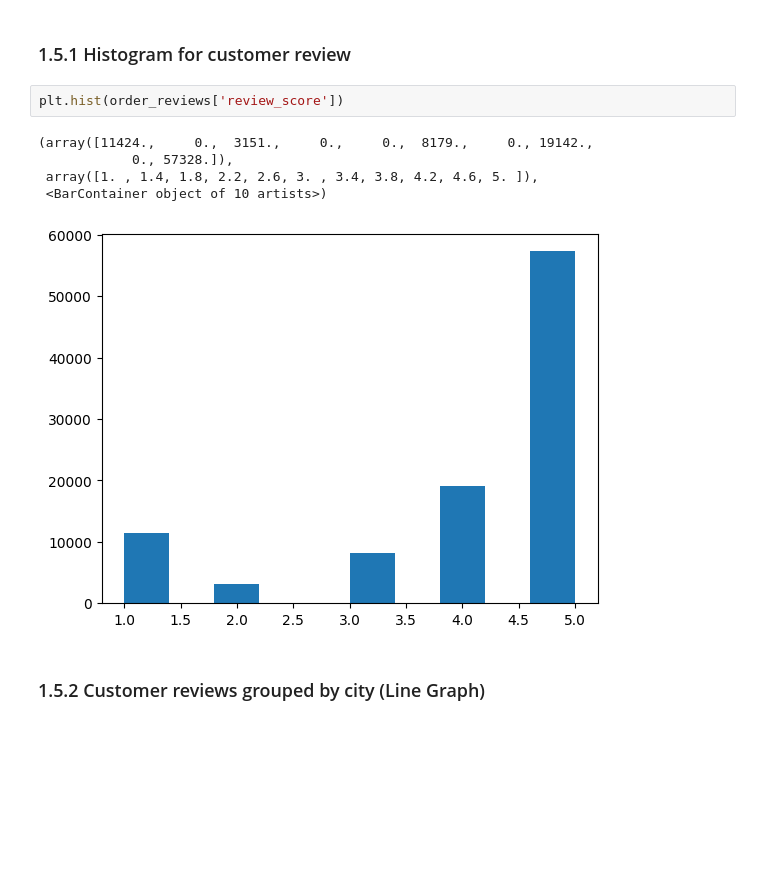
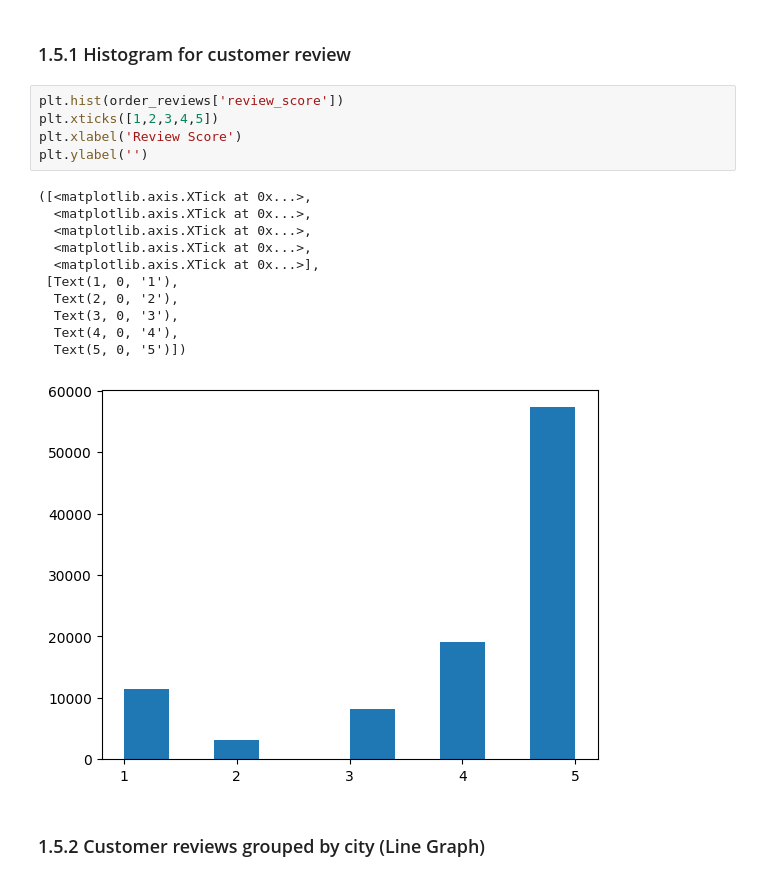
Before and after one commit to AumGupta/dav-project, a Jupyter notebook: project.ipynb, the cells around one changed output. Saved outputs shown, nothing was run; the diff lists cells and outputs as text; blank space fills up the shorter version.

```diff
--- a/project.ipynb
+++ b/project.ipynb
@@ -315,14 +315,23 @@ order_reviews.head()
 10. Percentage of customers most satisfied (Satisfaction = Review score of 4 or more)
 # %% [markdown]
 ### 1.5.1 Histogram for customer review
-# %%
-plt.hist(order_reviews['review_score'])
-# %% [output]
-(array([11424.,     0.,  3151.,     0.,     0.,  8179.,     0., 19142.,
-            0., 57328.]),
- array([1. , 1.4, 1.8, 2.2, 2.6, 3. , 3.4, 3.8, 4.2, 4.6, 5. ]),
- <BarContainer object of 10 artists>)
-[figure, removed]
+# %%
+plt.hist(order_reviews['review_score'])
+plt.xticks([1,2,3,4,5])
+plt.xlabel('Review Score')
+plt.ylabel('')
+# %% [output]
+([<matplotlib.axis.XTick at 0x...>,
+  <matplotlib.axis.XTick at 0x...>,
+  <matplotlib.axis.XTick at 0x...>,
+  <matplotlib.axis.XTick at 0x...>,
+  <matplotlib.axis.XTick at 0x...>],
+ [Text(1, 0, '1'),
+  Text(2, 0, '2'),
+  Text(3, 0, '3'),
+  Text(4, 0, '4'),
+  Text(5, 0, '5')])
+[figure, added]
 # %% [markdown]
 ### 1.5.2 Customer reviews grouped by city (Line Graph)
 # %%
```
